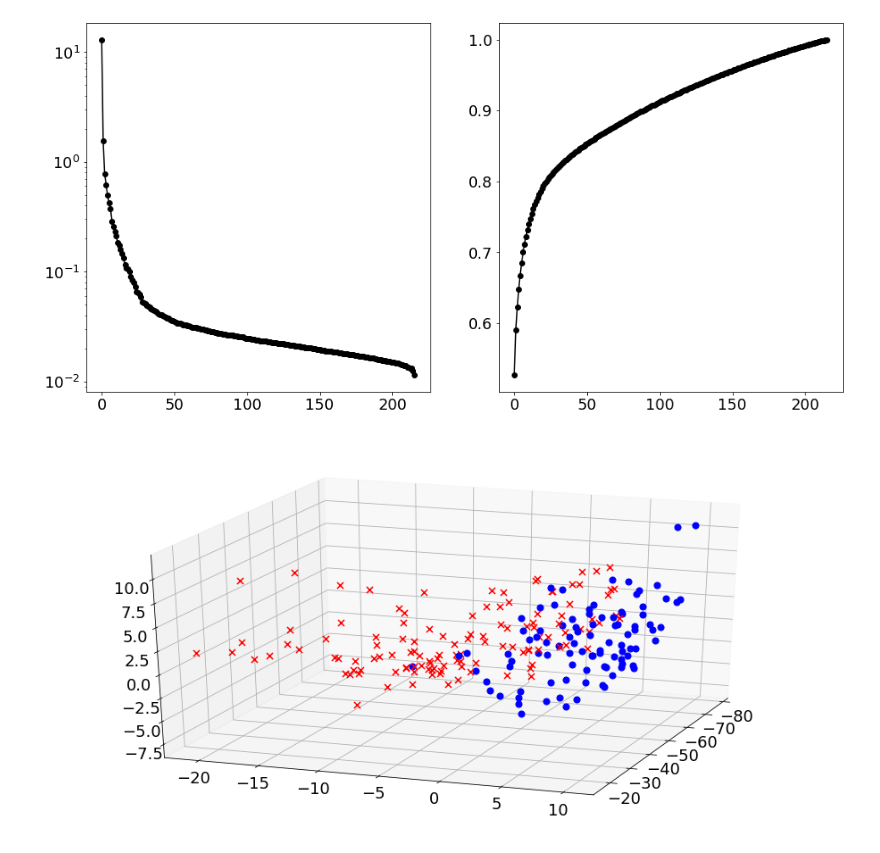
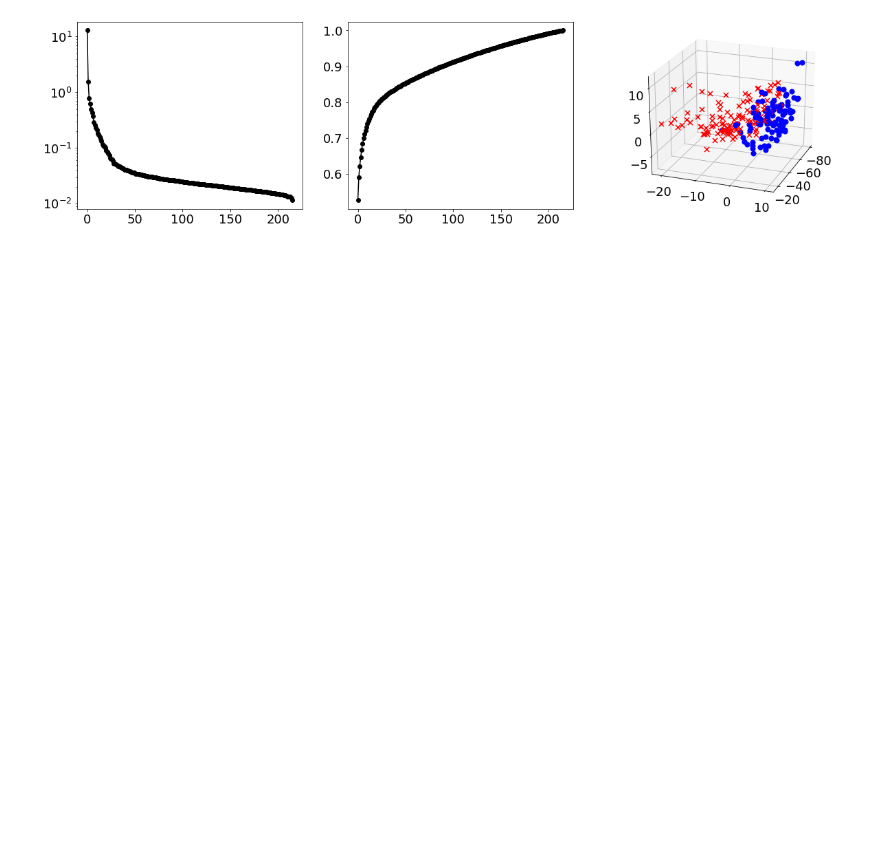
Before and after one commit to afrojaakter/Pattern-Recognition, a Jupyter notebook: PCAandSVD_OvarianCancerData.ipynb, the cells around one changed output. Saved outputs shown, nothing was run; the diff lists cells and outputs as text; code cells hidden in the pictures; blank space fills up the shorter version.

```diff
--- a/PCAandSVD_OvarianCancerData.ipynb
+++ b/PCAandSVD_OvarianCancerData.ipynb
@@ -5,7 +5,7 @@ import numpy as np
 import os
 import matplotlib.pyplot as plt
 from mpl_toolkits.mplot3d import Axes3D
-plt.rcParams['figure.figsize'] = [16, 8]
+plt.rcParams['figure.figsize'] = [10, 5]
 plt.rcParams.update({'font.size': 18})
 
 obs = np.loadtxt(os.path.join('/content/drive/MyDrive/Data/databook_python/DATA/ovariancancer_obs.csv'),delimiter=',')
@@ -46,32 +46,33 @@ plt.show()
 # %%
 #Using PCA
 P = obs - np.tile(np.mean(obs),(4000,1)).T
 U, S, VT = np.linalg.svd(P/np.sqrt(4000),full_matrices=0)
 
+
+plt.rcParams['figure.figsize'] = [20, 5]
+
 fig1 = plt.figure()
-ax1 = fig1.add_subplot(121)
+ax1 = fig1.add_subplot(131)
 ax1.semilogy(S,'-o',color='k')
-ax2 = fig1.add_subplot(122)
+ax2 = fig1.add_subplot(132)
 ax2.plot(np.cumsum(S)/np.sum(S),'-o',color='k')
-plt.show()
 
-fig2 = plt.figure()
-ax = fig2.add_subplot(111, projection='3d')
+
+ax3 = fig1.add_subplot(133, projection='3d')
 l = 121
 for j in range(l):
     x = VT[0,:] @ obs[j,:].T
     y = VT[1,:] @ obs[j,:].T
     z = VT[2,:] @ obs[j,:].T
-    ax.scatter(x,y,z,marker='x',color='r',s=50)
+    ax3.scatter(x,y,z,marker='x',color='r',s=50)
 
 for j in range(l, obs.shape[0]):
   x = VT[0,:] @ obs[j,:].T
   y = VT[1,:] @ obs[j,:].T
   z = VT[2,:] @ obs[j,:].T
-  ax.scatter(x,y,z,marker='o',color='b',s=50)
+  ax3.scatter(x,y,z,marker='o',color='b',s=50)
 
-ax.view_init(25,20)
+ax3.view_init(25,20)
 plt.show()
 # %% [output]
-[figure, old version]
+[figure, new version]
-[figure, removed]
```
Also changed, not shown: parts of 2 cells of this notebook.
